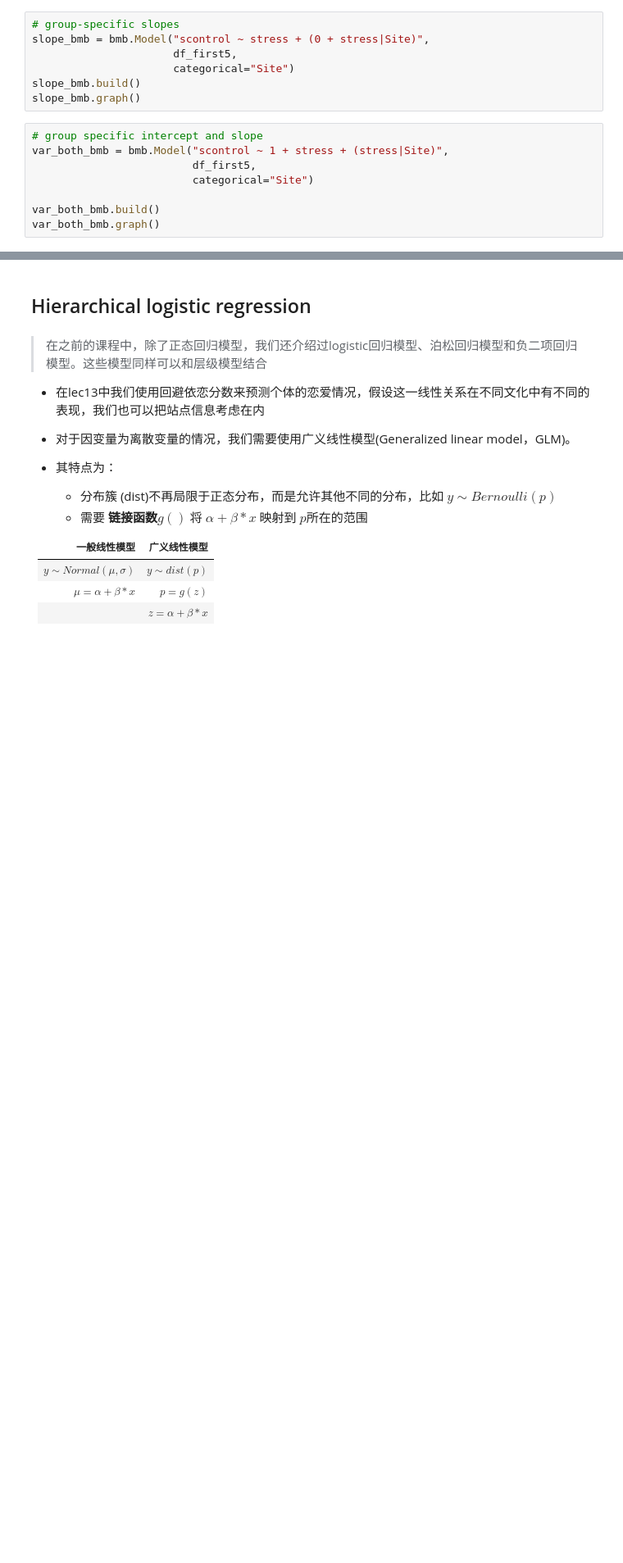
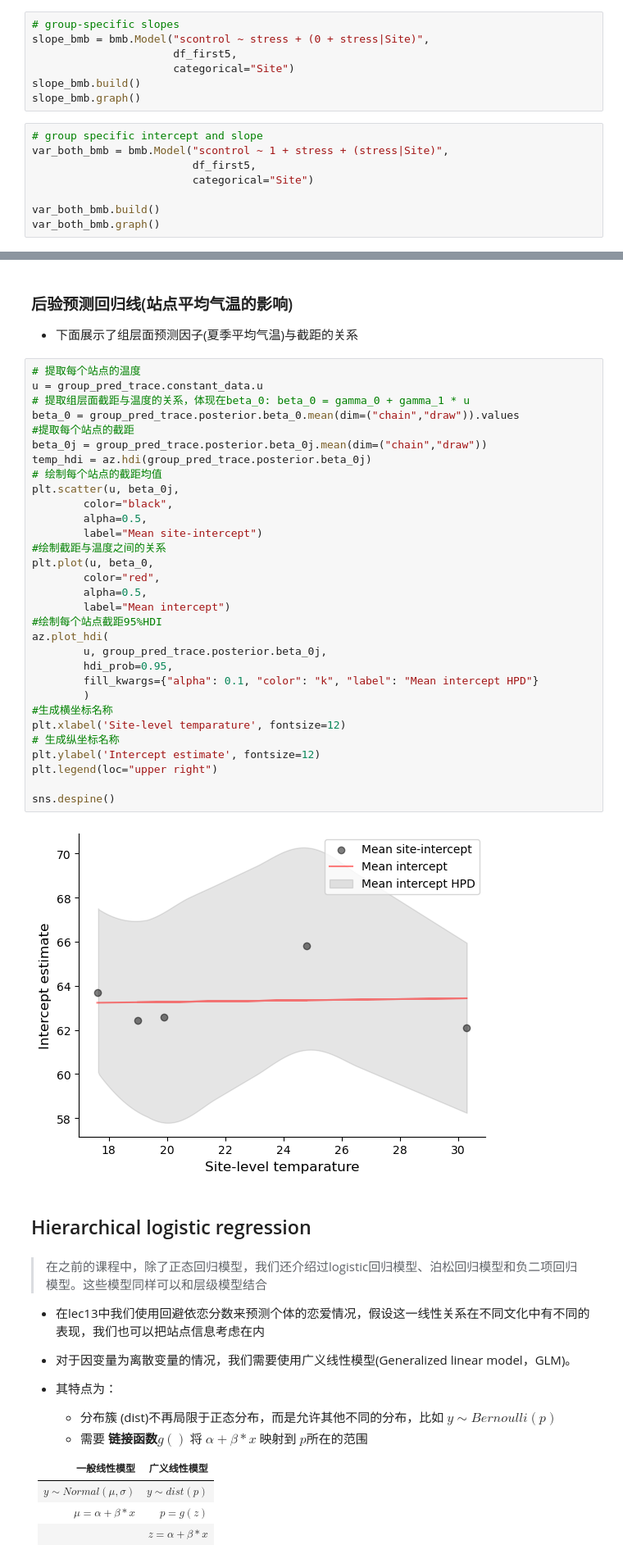
Before and after one commit to Utenna/PyBayesian, a Jupyter notebook: 2023/lin/lec15/lec15_v0.4.ipynb, the cells around one changed output, grey strips where cells are left out. Shown at 82% size. Drawn from its saved outputs; the diff is of its cells as text; blank space fills up the shorter version.

```diff
--- a/2023/lin/lec15/lec15_v0.4.ipynb
+++ b/2023/lin/lec15/lec15_v0.4.ipynb
@@ -1367,3 +1561,40 @@ var_both_bmb.graph()
+# %% [markdown]
+### 后验预测回归线(站点平均气温的影响)
+
+* 下面展示了组层面预测因子(夏季平均气温)与截距的关系
+# %%
+# 提取每个站点的温度
+u = group_pred_trace.constant_data.u
+# 提取组层面截距与温度的关系，体现在beta_0: beta_0 = gamma_0 + gamma_1 * u
+beta_0 = group_pred_trace.posterior.beta_0.mean(dim=("chain","draw")).values
+#提取每个站点的截距
+beta_0j = group_pred_trace.posterior.beta_0j.mean(dim=("chain","draw"))
+temp_hdi = az.hdi(group_pred_trace.posterior.beta_0j)
+# 绘制每个站点的截距均值
+plt.scatter(u, beta_0j,
+        color="black",
+        alpha=0.5,
+        label="Mean site-intercept")
+#绘制截距与温度之间的关系
+plt.plot(u, beta_0,
+        color="red",
+        alpha=0.5,
+        label="Mean intercept")
+#绘制每个站点截距95%HDI
+az.plot_hdi(
+        u, group_pred_trace.posterior.beta_0j,
+        hdi_prob=0.95,
+        fill_kwargs={"alpha": 0.1, "color": "k", "label": "Mean intercept HPD"}
+        )
+#生成横坐标名称
+plt.xlabel('Site-level temparature', fontsize=12)
+# 生成纵坐标名称
+plt.ylabel('Intercept estimate', fontsize=12)
+plt.legend(loc="upper right")
+
+sns.despine()
+# %% [output]
+[figure, added]
 # %% [markdown]
 ## Hierarchical logistic regression
 # %% [markdown]
```
Also changed, not shown: parts of 17 cells of this notebook, 3 other files.
